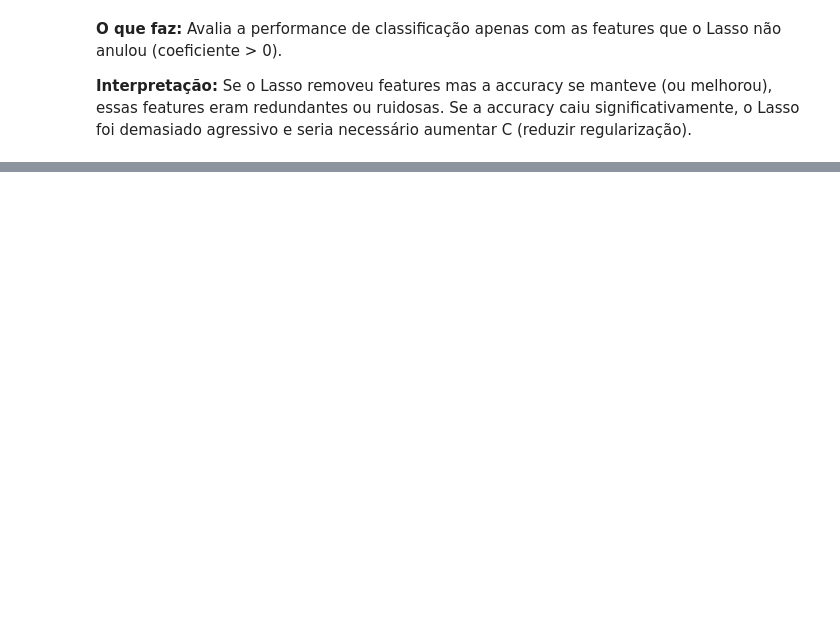
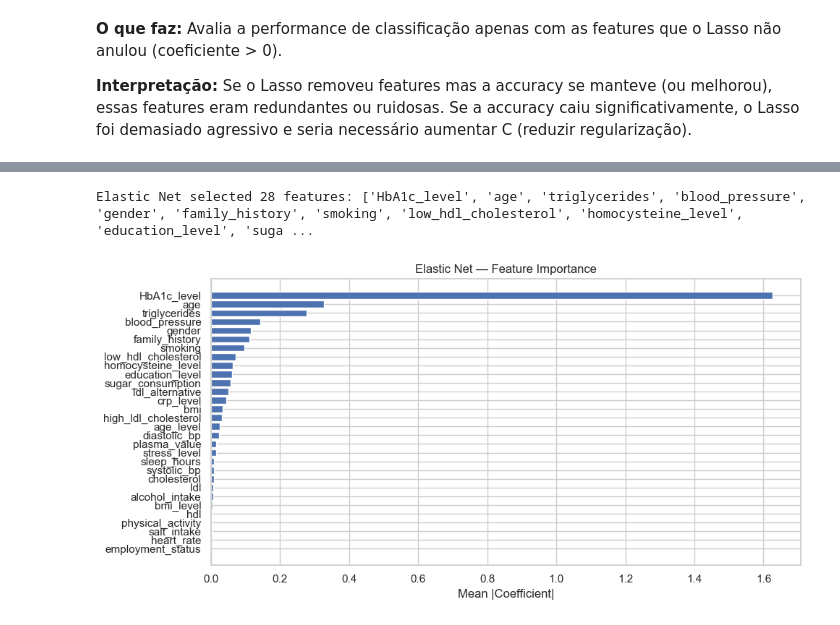
Before and after one commit to LuisMNSantos/APRAU-Cardiometabolic-ML, a Jupyter notebook: notebooks/aprau_grupo18.ipynb, the cells around one changed output, grey strips where cells are left out. Saved outputs shown, nothing was run; the diff lists cells and outputs as text; code cells hidden in the pictures; blank space fills up the shorter version.

```diff
--- a/notebooks/aprau_grupo18.ipynb
+++ b/notebooks/aprau_grupo18.ipynb
@@ -1124,0 +1131,24 @@ Lasso Selected (12): 0.7210 ± 0.0180  (n_features=12)
+# %%
+enet_clf = LogisticRegression(
+    penalty='elasticnet', solver='saga', l1_ratio=0.5, C=0.1,
+    max_iter=2000, random_state=RANDOM_STATE
+)
+enet_clf.fit(X_scaled, y_class)
+
+enet_importance = pd.DataFrame({
+    'Feature': feature_names,
+    'Coefficient': np.abs(enet_clf.coef_).mean(axis=0)
+}).sort_values('Coefficient', ascending=False)
+
+enet_selected = enet_importance[enet_importance['Coefficient'] > 0]['Feature'].tolist()
+print(f'Elastic Net selected {len(enet_selected)} features: {enet_selected}')
+
+plt.figure(figsize=(10, 5))
+plt.barh(enet_importance['Feature'][::-1], enet_importance['Coefficient'][::-1])
+plt.xlabel('Mean |Coefficient|')
+plt.title('Elastic Net — Feature Importance')
+plt.tight_layout()
+plt.show()
+# %% [output]
+Elastic Net selected 28 features: ['HbA1c_level', 'age', 'triglycerides', 'blood_pressure', 'gender', 'family_history', 'smoking', 'low_hdl_cholesterol', 'homocysteine_level', 'education_level', 'suga ...
+[figure, added]
```
Also changed, not shown: parts of 32 cells of this notebook.
